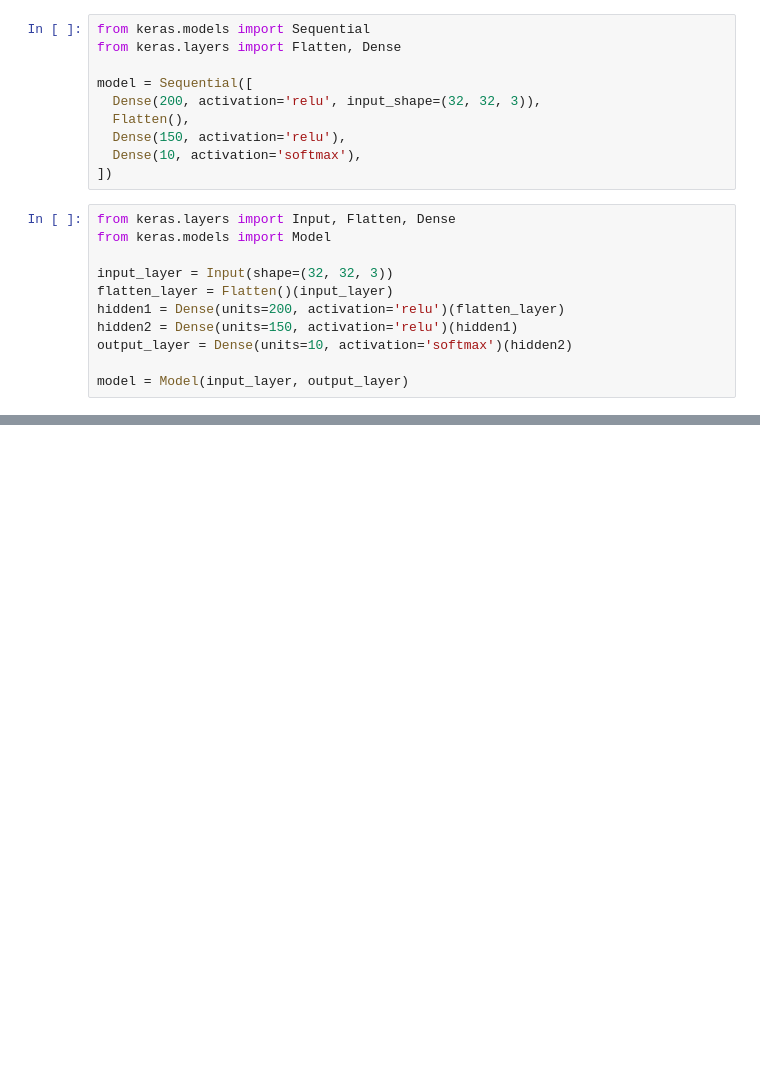
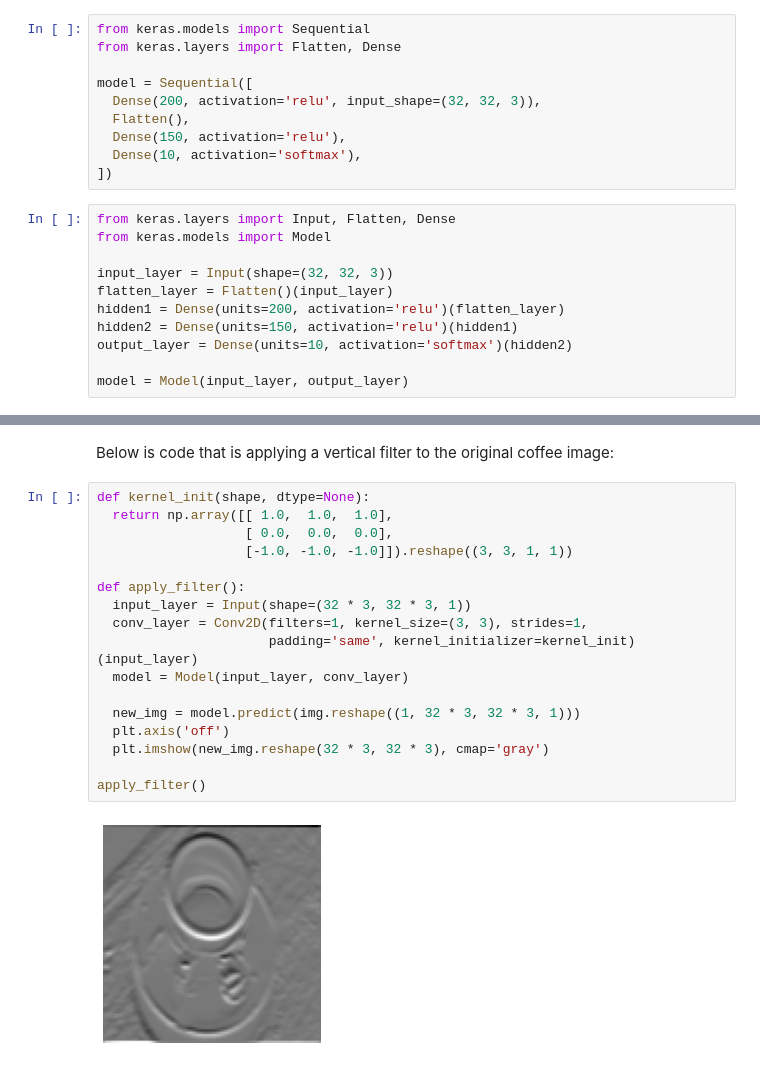
Before and after one commit to DCtheTall/generative-deep-learning, a Jupyter notebook: 2-deep-learning/DeepNeuralNetwork.ipynb, the cells around one changed output, grey strips where cells are left out. Drawn from its saved outputs; the diff is of its cells as text; blank space fills up the shorter version.

```diff
--- a/2-deep-learning/DeepNeuralNetwork.ipynb
+++ b/2-deep-learning/DeepNeuralNetwork.ipynb
@@ -96,0 +210,21 @@ _________________________________________________________________
+# %% [markdown]
+Below is code that is applying a vertical filter to the original coffee image:
+# %%
+def kernel_init(shape, dtype=None):
+  return np.array([[ 1.0,  1.0,  1.0],
+                   [ 0.0,  0.0,  0.0],
+                   [-1.0, -1.0, -1.0]]).reshape((3, 3, 1, 1))
+
+def apply_filter():
+  input_layer = Input(shape=(32 * 3, 32 * 3, 1))
+  conv_layer = Conv2D(filters=1, kernel_size=(3, 3), strides=1,
+                      padding='same', kernel_initializer=kernel_init)(input_layer)
+  model = Model(input_layer, conv_layer)
+
+  new_img = model.predict(img.reshape((1, 32 * 3, 32 * 3, 1)))
+  plt.axis('off')
+  plt.imshow(new_img.reshape(32 * 3, 32 * 3), cmap='gray')
+
+apply_filter()
+# %% [output]
+[figure, added]
```
Also changed, not shown: parts of 22 cells of this notebook.
